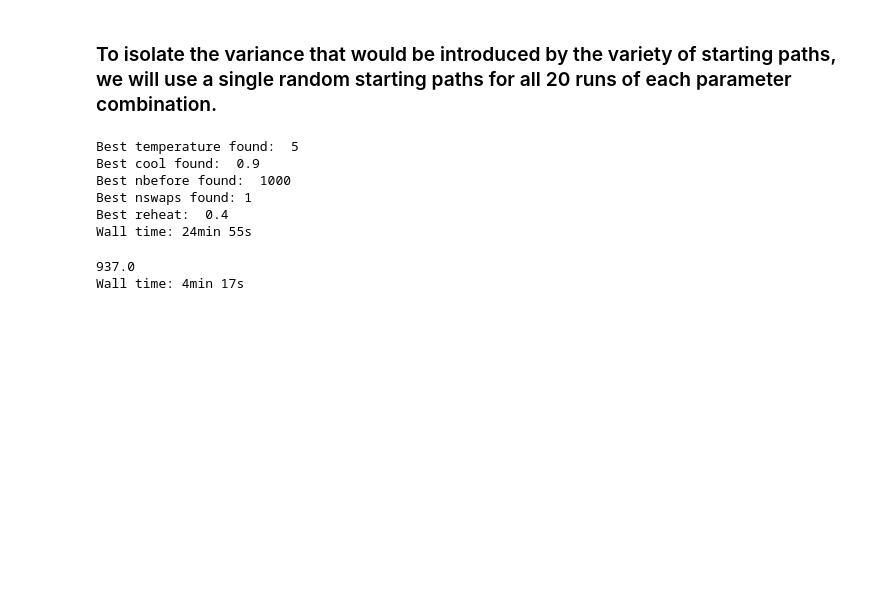
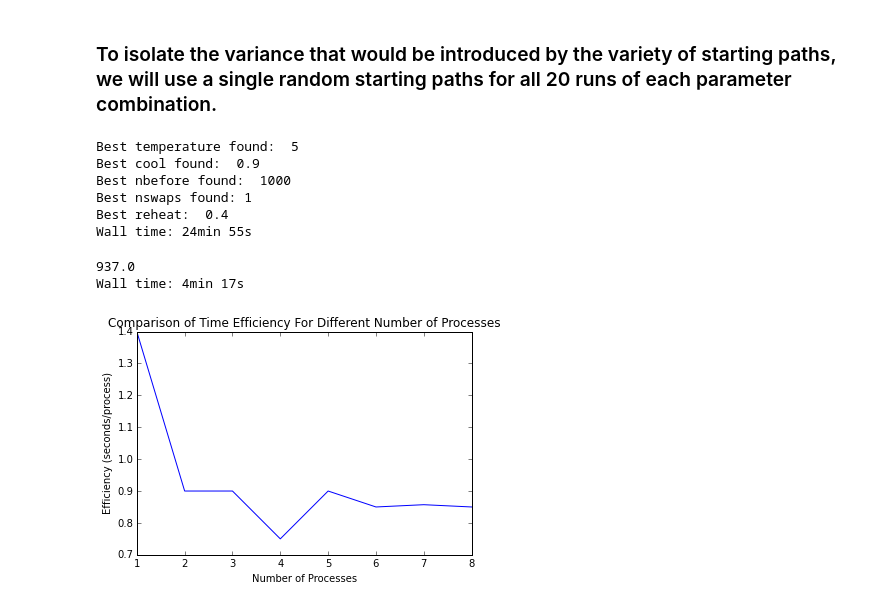
Before and after one commit to dekatzenel/cs205-final-project, a Jupyter notebook: Report.ipynb, the cells around one changed output. Cells and saved outputs as stored; diff of their text form; code cells hidden in the pictures; blank space fills up the shorter version.

```diff
--- a/Report.ipynb
+++ b/Report.ipynb
@@ -393,3 +436,13 @@ initial_path = [initial_path, initial_path, initial_path, initial_path]
 
 nbefore = 100
 nswaps = 3
+# %%
+ba = '####1 processes: 1.4 sec####2 processes: 1.8 sec####3 processes: 2.7 sec####4 processes: 3.0 sec####5 processes: 4.5 sec####6 processes: 5.1 sec####7 processes: 6.0 sec####8 processes: 6.8 sec'
+bu = [ba[(24*i+17):(24*i+20)] for i in range(8)]
+num_processors = np.array(range(8))+np.array([1]*8)
+plt.xlabel('Number of Processes')
+plt.ylabel('Efficiency (seconds/process)')
+plt.title('Comparison of Time Efficiency For Different Number of Processes')
+plt.plot(num_processors, [np.float(bu[i])/num_processors[i] for i in range(8)])
+# %% [output]
+[figure, added]
```
Also changed, not shown: parts of 6 cells of this notebook.
